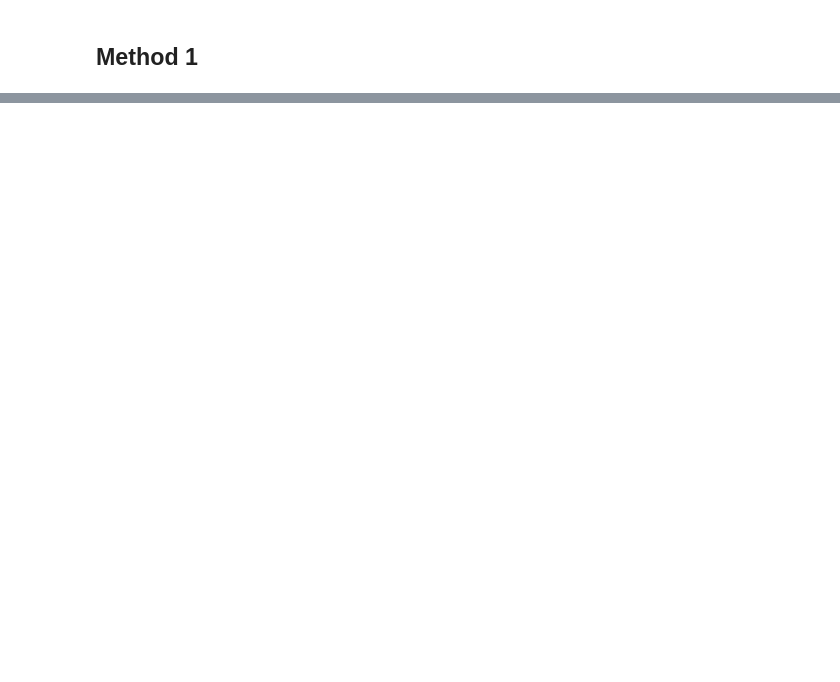
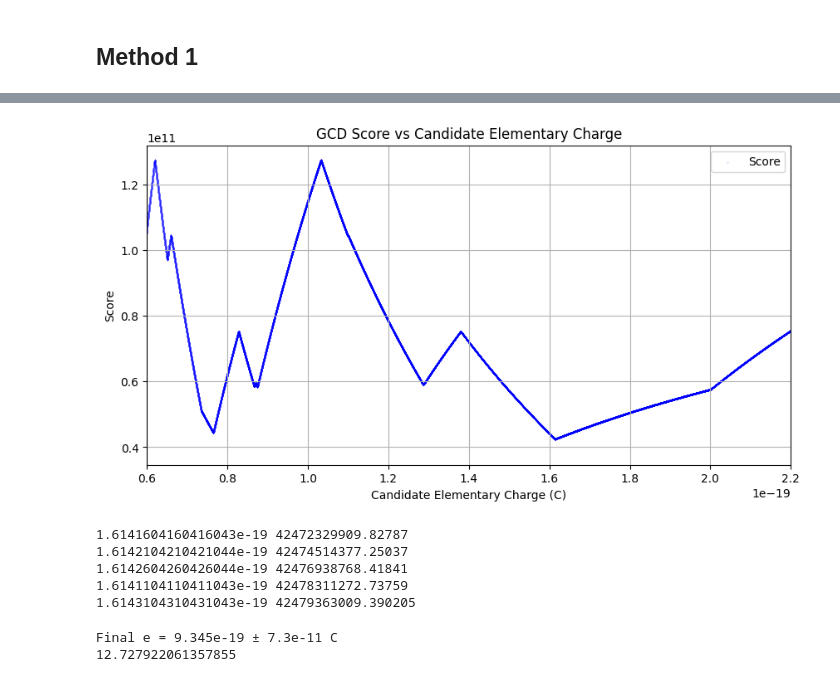
Before and after one commit to lucaschoii/PHY294-Milikan-Oil-Drop-Experiment, a Jupyter notebook: method1.ipynb, the cells around one changed output, grey strips where cells are left out. Drawn from its saved outputs; the diff is of its cells as text; code cells hidden in the pictures; blank space fills up the shorter version.

```diff
--- a/method1.ipynb
+++ b/method1.ipynb
@@ -146,0 +193,54 @@ Average of best 10000 = 4.180e-20 C
+# %%
+
+
+# Plot
+plt.figure(figsize=(10, 5))
+plt.scatter(candidate_es, scores, label='Score', color='blue', s=0.01)
+plt.xlabel("Candidate Elementary Charge (C)")
+plt.ylabel("Score")
+plt.xlim(.6e-19, 2.2e-19)
+plt.title("GCD Score vs Candidate Elementary Charge")
+plt.grid(True)
+plt.legend()
+
+plt.show()
+# %% [output]
+[figure, added]
+# %%
+# print top 2 lowest scores between .5e-19 and 2.2e-19
+top_scores = sorted(all_e, key=lambda x: x[1])
+top_scores = [x for x in top_scores if .6e-19 < x[0] < 2.2e-19]
+for e, score in top_scores[:5]:
+    print(e, score)
+# %% [output]
+1.6141604160416043e-19 42472329909.82787
+1.6142104210421044e-19 42474514377.25037
+1.6142604260426044e-19 42476938768.41841
+1.6141104110411043e-19 42478311272.73759
+1.6143104310431043e-19 42479363009.390205
+# %%
+N = 30  # You can change this to 10, 50, etc.
+
+# Zip scores and candidate_es, then sort by score (ascending)
+sorted_e = sorted(zip(scores, candidate_es))[:N]  # Take top N by score
+
+# Extract the e values only
+top_es = [e for _, e in sorted_e]
+
+# Compute mean and standard deviation
+mean_e = np.mean(top_es)
+std_e = np.std(top_es)
+
+
+mean_q_unc = np.mean(charge_uncs)  # in C
+mean_n = np.mean([q / mean_e for q in charges])  # approx electron count per drop
+
+propagated_e_unc = mean_q_unc / mean_n  # rough propagation
+
+combined_unc = np.sqrt(std_e**2 + propagated_e_unc**2)
+
+print(f"Final e = {mean_e:.3e} ± {combined_unc:.1e} C")
+print(4/3 * 4.5 **(3/2))
+# %% [output]
+Final e = 9.345e-19 ± 7.3e-11 C
+12.727922061357855
```
Also changed, not shown: parts of 8 cells of this notebook, 54 other files.
